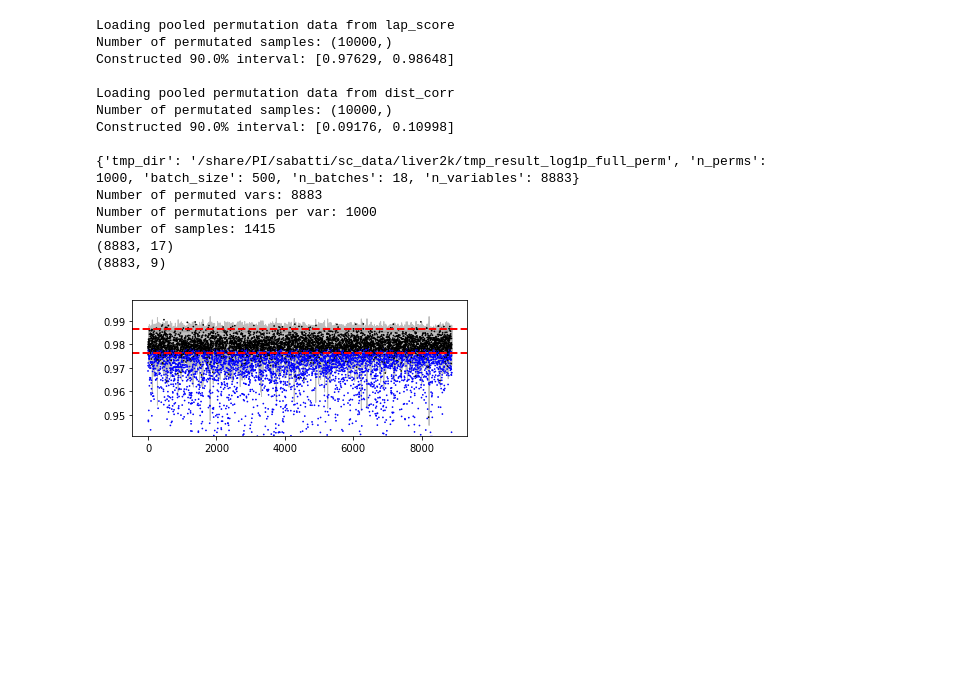
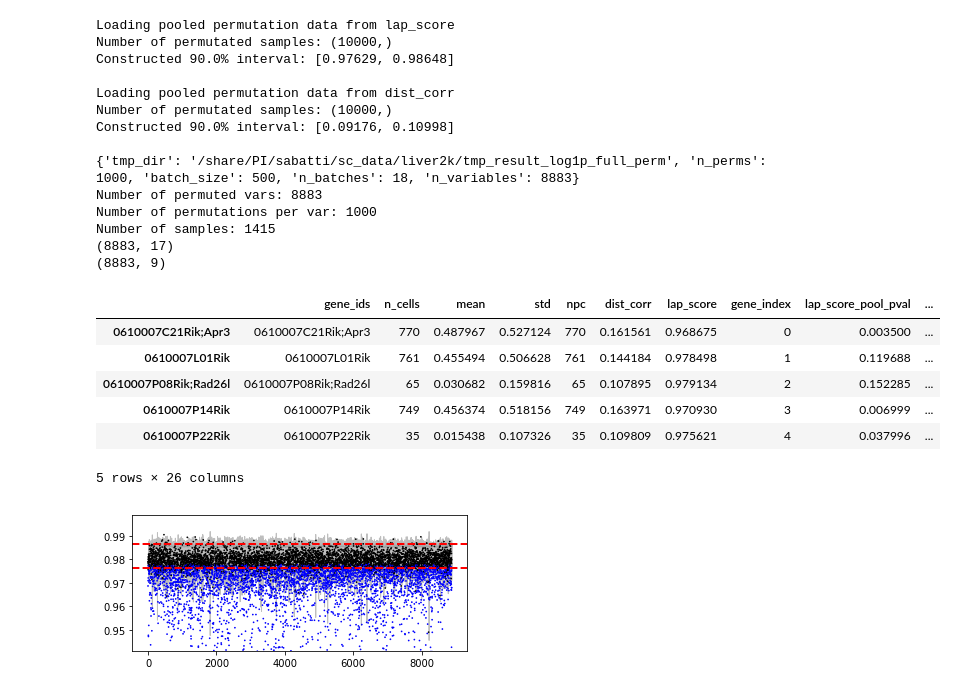
Before and after one commit to yashpatel5400/gliss, a Jupyter notebook: notebooks/analysis_supp_perm_pool.ipynb, the cells around one changed output. Saved outputs shown, nothing was run; the diff lists cells and outputs as text; code cells hidden in the pictures; blank space fills up the shorter version.

```diff
--- a/notebooks/analysis_supp_perm_pool.ipynb
+++ b/notebooks/analysis_supp_perm_pool.ipynb
@@ -61,6 +61,16 @@ Number of permutations per var: 1000
 Number of samples: 1415
 (8883, 17)
 (8883, 9)
+# %%
+full_df.head()
+# %% [output]
+|  | gene_ids | n_cells | mean | std | npc | dist_corr | lap_score | gene_index | lap_score_pool_pval | ... |
+| 0610007C21Rik;Apr3 | 0610007C21Rik;Apr3 | 770 | 0.487967 | 0.527124 | 770 | 0.161561 | 0.968675 | 0 | 0.003500 | ... |
+| 0610007L01Rik | 0610007L01Rik | 761 | 0.455494 | 0.506628 | 761 | 0.144184 | 0.978498 | 1 | 0.119688 | ... |
+| 0610007P08Rik;Rad26l | 0610007P08Rik;Rad26l | 65 | 0.030682 | 0.159816 | 65 | 0.107895 | 0.979134 | 2 | 0.152285 | ... |
+| 0610007P14Rik | 0610007P14Rik | 749 | 0.456374 | 0.518156 | 749 | 0.163971 | 0.970930 | 3 | 0.006999 | ... |
+| 0610007P22Rik | 0610007P22Rik | 35 | 0.015438 | 0.107326 | 35 | 0.109809 | 0.975621 | 4 | 0.037996 | ... |
+5 rows × 26 columns
 # %%
 def plot_single_sparse_vs_ci(gene_summary,
                       method,
```
Also changed, not shown: parts of 1 cell of this notebook, 4 other files.
